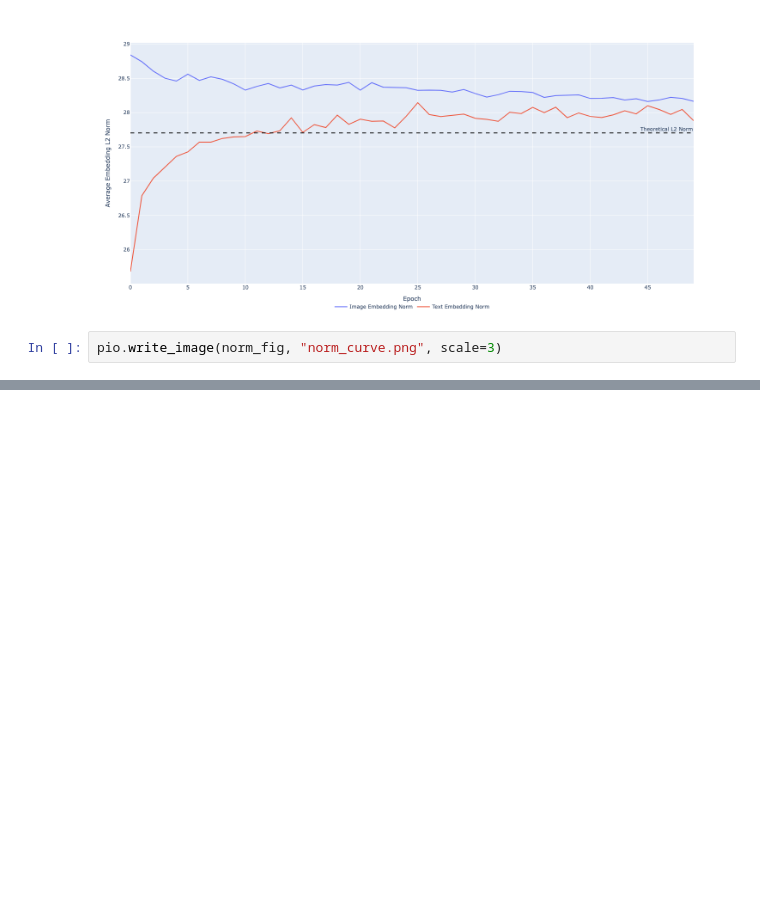
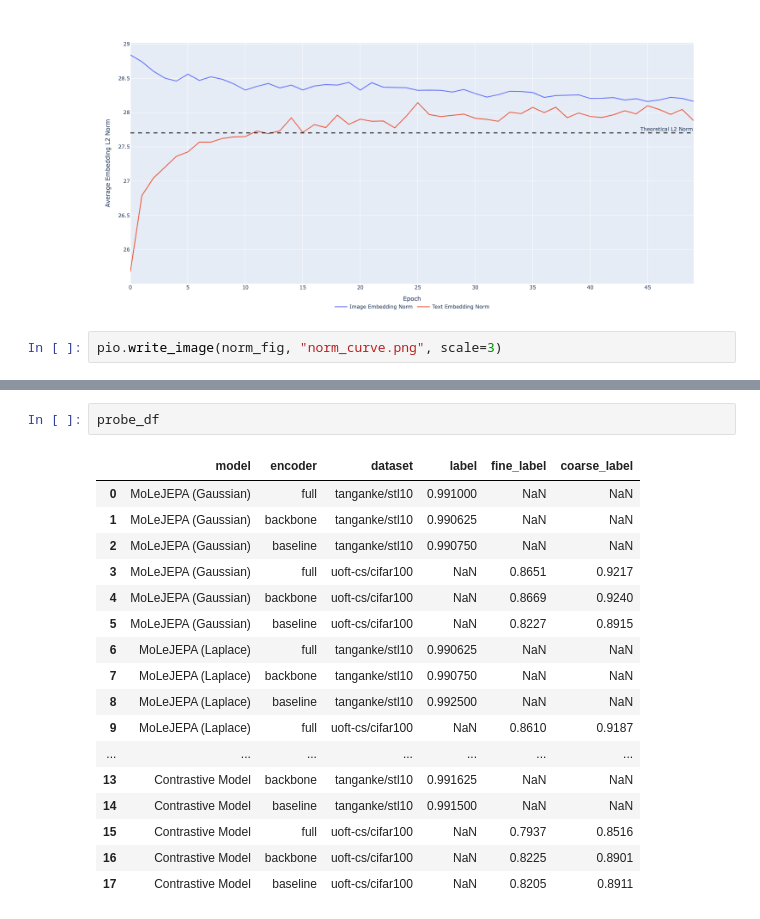
Before and after one commit to Dant86/mole_jepa, a Jupyter notebook: notebooks/06_final_models.ipynb, the cells around one changed output, grey strips where cells are left out. Saved outputs shown, nothing was run; the diff lists cells and outputs as text; blank space fills up the shorter version.

```diff
--- a/notebooks/06_final_models.ipynb
+++ b/notebooks/06_final_models.ipynb
@@ -203,0 +222,20 @@ norm_fig
+# %%
+probe_df
+# %% [output]
+|  | model | encoder | dataset | label | fine_label | coarse_label |
+| 0 | MoLeJEPA (Gaussian) | full | tanganke/stl10 | 0.991000 | NaN | NaN |
+| 1 | MoLeJEPA (Gaussian) | backbone | tanganke/stl10 | 0.990625 | NaN | NaN |
+| 2 | MoLeJEPA (Gaussian) | baseline | tanganke/stl10 | 0.990750 | NaN | NaN |
+| 3 | MoLeJEPA (Gaussian) | full | uoft-cs/cifar100 | NaN | 0.8651 | 0.9217 |
+| 4 | MoLeJEPA (Gaussian) | backbone | uoft-cs/cifar100 | NaN | 0.8669 | 0.9240 |
+| 5 | MoLeJEPA (Gaussian) | baseline | uoft-cs/cifar100 | NaN | 0.8227 | 0.8915 |
+| 6 | MoLeJEPA (Laplace) | full | tanganke/stl10 | 0.990625 | NaN | NaN |
+| 7 | MoLeJEPA (Laplace) | backbone | tanganke/stl10 | 0.990750 | NaN | NaN |
+| 8 | MoLeJEPA (Laplace) | baseline | tanganke/stl10 | 0.992500 | NaN | NaN |
+| 9 | MoLeJEPA (Laplace) | full | uoft-cs/cifar100 | NaN | 0.8610 | 0.9187 |
+| ... | ... | ... | ... | ... | ... | ... |
+| 13 | Contrastive Model | backbone | tanganke/stl10 | 0.991625 | NaN | NaN |
+| 14 | Contrastive Model | baseline | tanganke/stl10 | 0.991500 | NaN | NaN |
+| 15 | Contrastive Model | full | uoft-cs/cifar100 | NaN | 0.7937 | 0.8516 |
+| 16 | Contrastive Model | backbone | uoft-cs/cifar100 | NaN | 0.8225 | 0.8901 |
+| 17 | Contrastive Model | baseline | uoft-cs/cifar100 | NaN | 0.8205 | 0.8911 |
```
Also changed, not shown: parts of 14 cells of this notebook.
